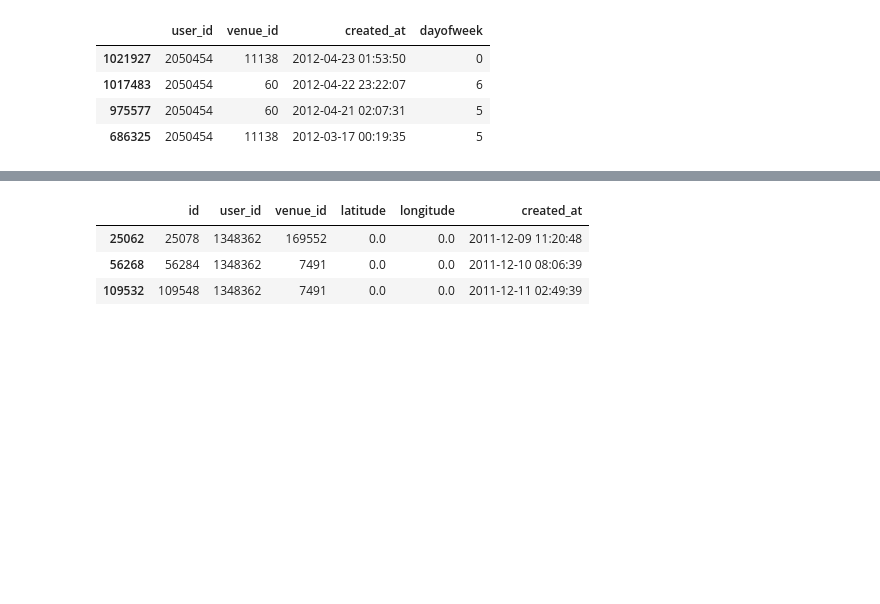
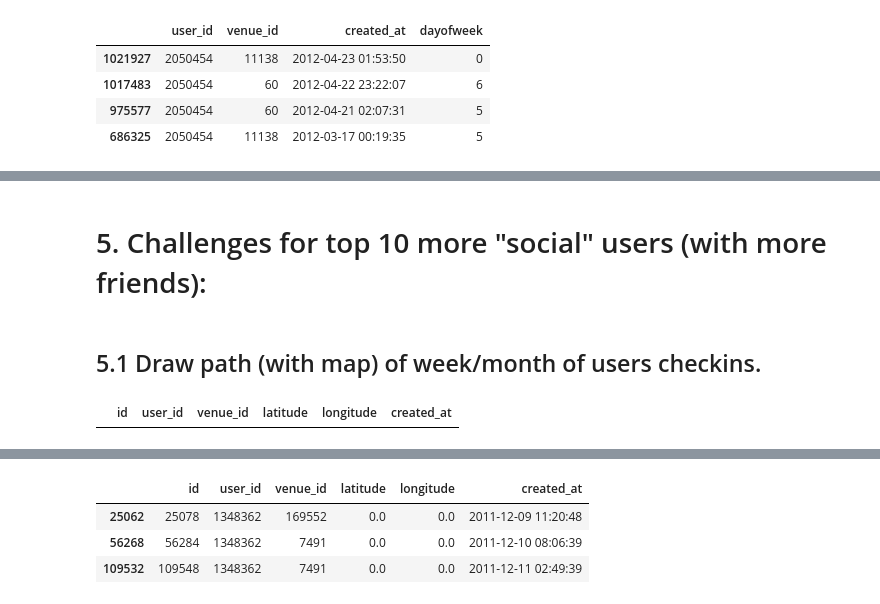
Before and after one commit to stefanauwyang/ml-engineer, a Jupyter notebook: ML-Engineer-Notebook.ipynb, the cells around one changed output, grey strips where cells are left out. Saved outputs shown, nothing was run; the diff lists cells and outputs as text; code cells hidden in the pictures; blank space fills up the shorter version.

```diff
--- a/ML-Engineer-Notebook.ipynb
+++ b/ML-Engineer-Notebook.ipynb
@@ -625,0 +653,8 @@ sample
+# %% [markdown]
+# 5. Challenges for top 10 more "social" users (with more friends):
+# %% [markdown]
+## 5.1 Draw path (with map) of week/month of users checkins.
+# %%
+checkins[checkins['user_id']==47]
+# %% [output]
+|  | id | user_id | venue_id | latitude | longitude | created_at |
```
Also changed, not shown: parts of 18 cells of this notebook.
